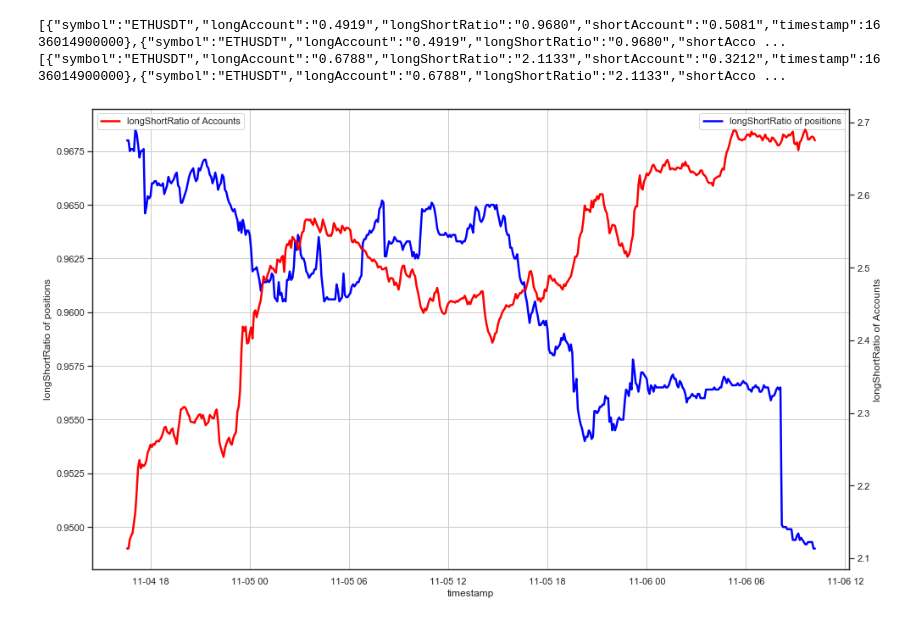
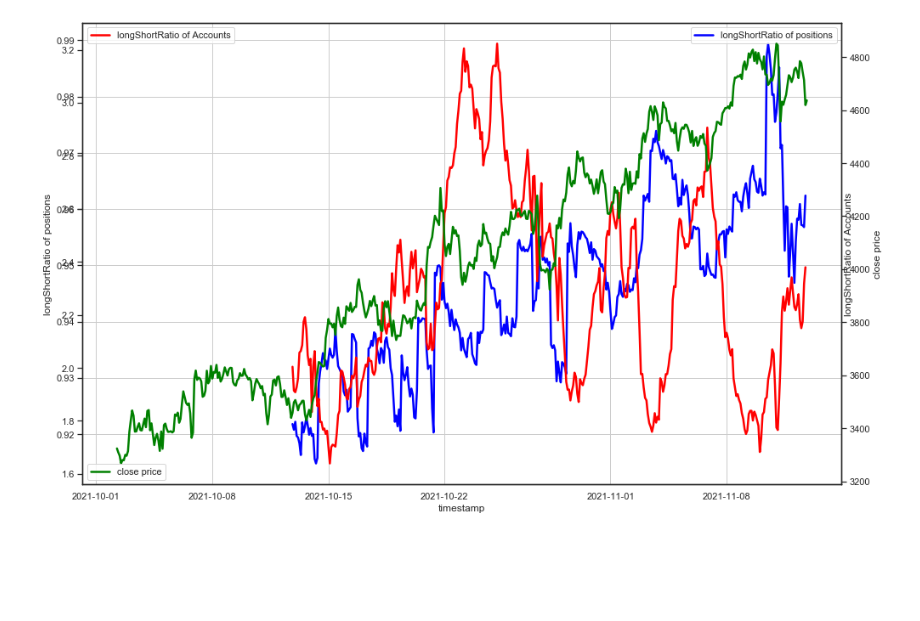
Before and after one commit to hx3333/marketstat, a Jupyter notebook: longshort_positions&accounts.ipynb, the cells around one changed output. Cells and saved outputs as stored; diff of their text form; code cells hidden in the pictures; blank space fills up the shorter version.

```diff
--- a/longshort_positions&accounts.ipynb
+++ b/longshort_positions&accounts.ipynb
@@ -11,33 +27,33 @@ sns.set_theme(style='white')
 # %%
 request_client = RequestClient()
 limit=500
-result = request_client.get_top_long_short_positions(symbol='ETHUSDT', period='5m', limit=limit)
-result2 = request_client.get_global_long_short_accounts(symbol='ETHUSDT', period='5m', limit=limit)
+top_long_short_positions = request_client.get_top_long_short_positions(symbol='ETHUSDT', period='2h', limit=limit)
+global_long_short_accounts = request_client.get_global_long_short_accounts(symbol='ETHUSDT', period='2h', limit=limit)
+# 2021-11-10 04:00:00 ~ 2021-11-11 115:00:00
+kcandlestick = request_client.get_candlestick_data(symbol="ETHUSDT", interval=CandlestickInterval.HOUR2,
+                                             startTime=None, endTime=1636710772786000, limit=limit)
-# %% [output]
-[{"symbol":"ETHUSDT","longAccount":"0.4919","longShortRatio":"0.9680","shortAccount":"0.5081","timestamp":1636014900000},{"symbol":"ETHUSDT","longAccount":"0.4919","longShortRatio":"0.9680","shortAcco ...
-[{"symbol":"ETHUSDT","longAccount":"0.6788","longShortRatio":"2.1133","shortAccount":"0.3212","timestamp":1636014900000},{"symbol":"ETHUSDT","longAccount":"0.6788","longShortRatio":"2.1133","shortAcco ...
+# %%
+df = json_to_df(top_long_short_positions)
+df2 = json_to_df(global_long_short_accounts)
+df3 = pd.DataFrame(t.__dict__ for t in kcandlestick)
+df3[['openTime','closeTime']] = df3[['openTime','closeTime']].applymap(lambda x :timeStamp(int(x+1))).astype('datetime64[ns]')
+df3[df3.select_dtypes(include='object').columns] = df3[df3.select_dtypes(include='object').columns].astype('float32')
+df3.set_index('closeTime',inplace=True)
 # %%
-def timeStamp(timeNum):
-    timeStamp = float(timeNum/1000)
-    timeArray = time.localtime(timeStamp)
-    otherStyleTime = time.strftime("%Y-%m-%d %H:%M:%S", timeArray)
-    return otherStyleTime
-def json_to_df(obj):
-    df = pd.DataFrame(t.__dict__ for t in obj)
-    df['timestamp'] = df['timestamp'].apply(lambda x :timeStamp(int(x))).astype('datetime64[ns]')
-    df.set_index('timestamp', inplace=True)
-    return df
-df = json_to_df(result)
-df2 = json_to_df(result2)
+
 f, ax1 = plt.subplots(figsize=(16,10))
 ax1.grid(True)
 ax2 = ax1.twinx()
+ax3 = ax2.twinx()
 sns.lineplot(data=df['longShortRatio'],  palette='tab10',color='blue', ax=ax1, linewidth=2.5,label='longShortRatio of positions')
 sns.lineplot(data=df2['longShortRatio'], palette='tab10',color='red', ax=ax2, linewidth=2.5,label='longShortRatio of Accounts')
+sns.lineplot(data=df3['close'], palette='tab10',color='green', ax=ax3, linewidth=2.5,label='close price')
 ax1.legend(loc=1)
 ax2.legend(loc=2)
+ax3.legend(loc=3)
 ax1.set_ylabel('longShortRatio of positions')
 ax2.set_ylabel('longShortRatio of Accounts')
+ax3.set_ylabel('close price')
 plt.show()
 # %% [output]
-[figure, old version]
+[figure, new version]
```
Also changed, not shown: parts of 4 cells of this notebook.
